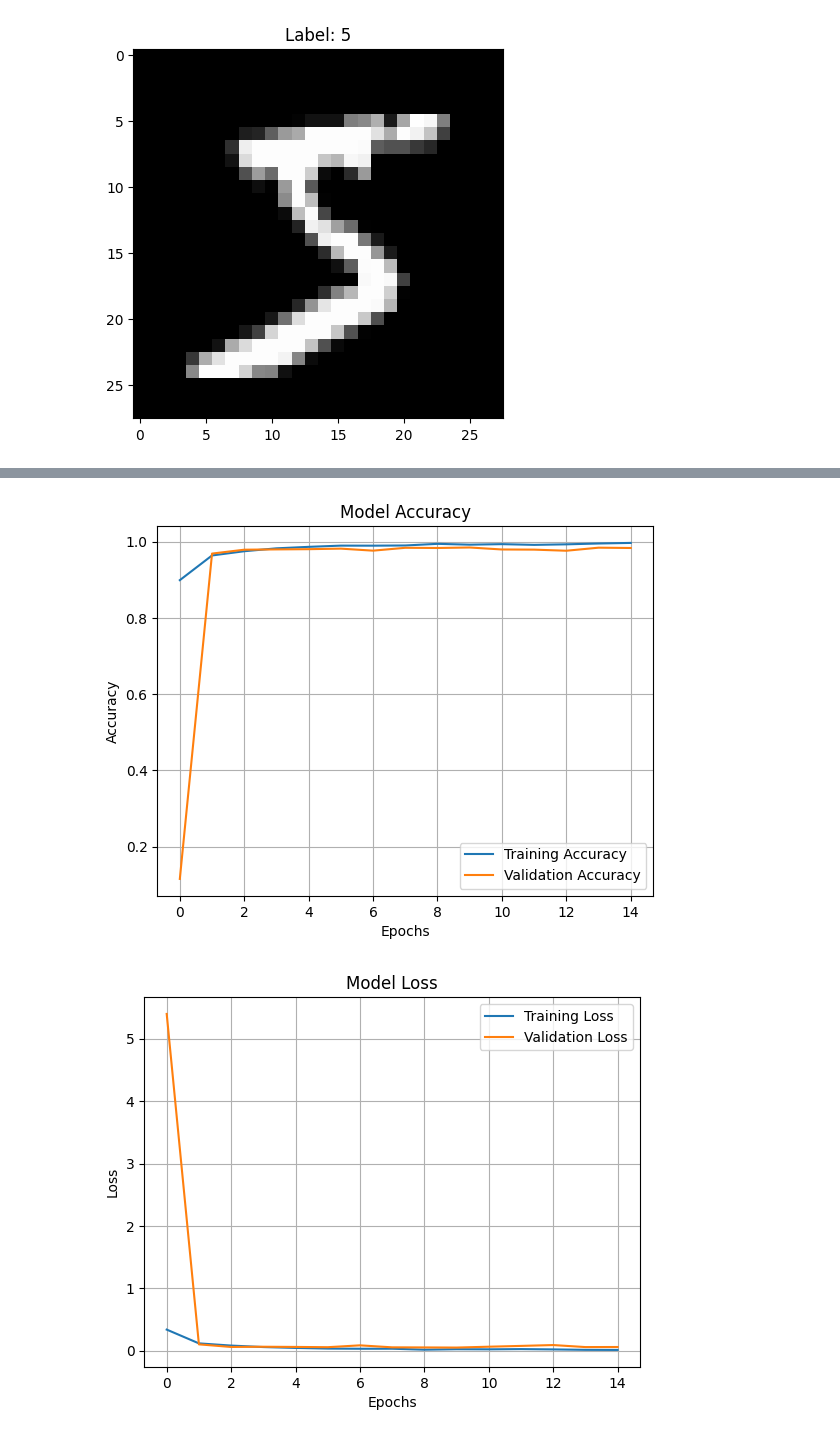
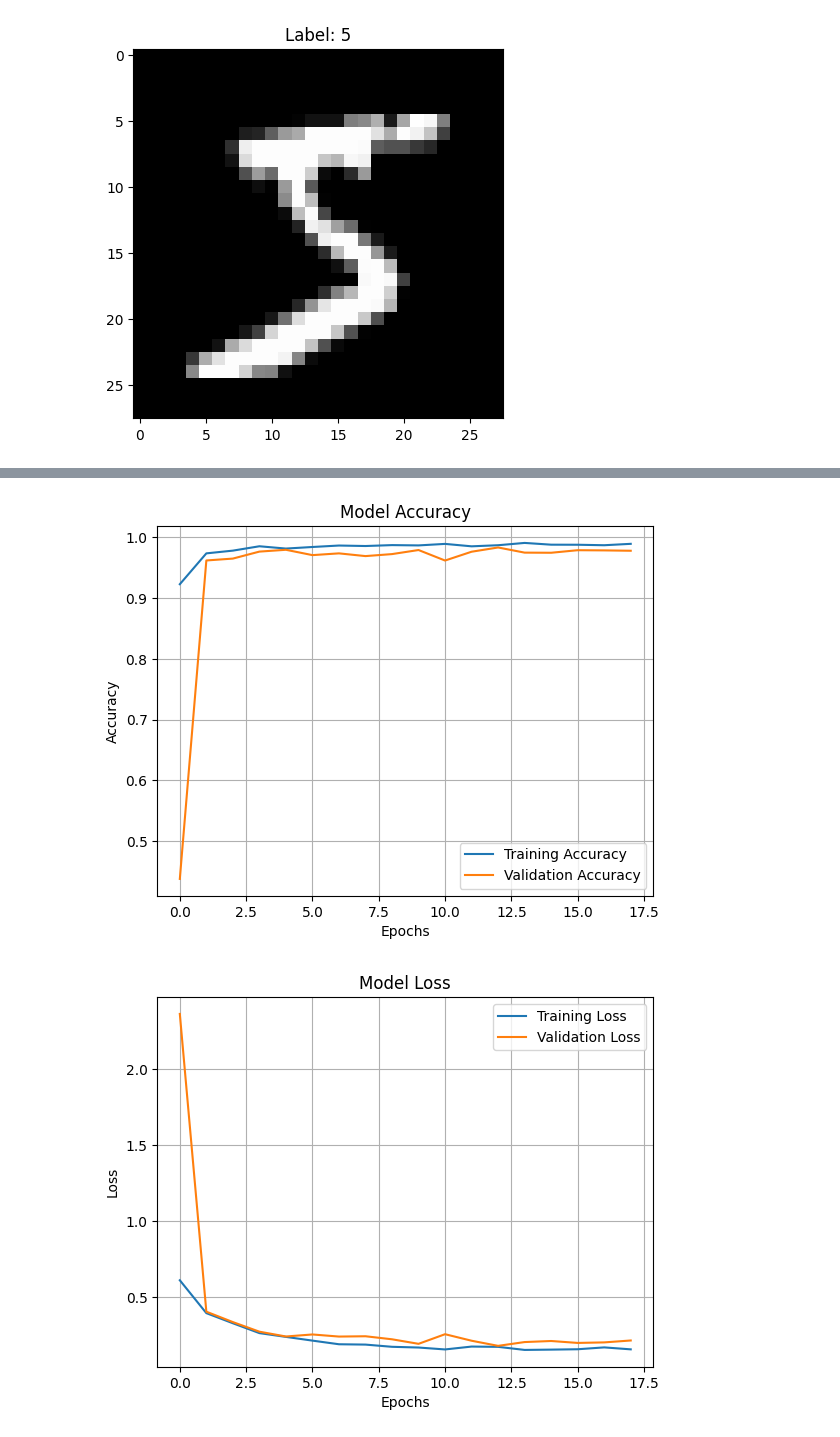
Before and after one commit to kusawokoshitemori/MachineLearningPractice, a Jupyter notebook: MachineLearningPractice.ipynb, the cells around one changed output, grey strips where cells are left out. Cells and saved outputs as stored; diff of their text form; code cells hidden in the pictures.

```diff
--- a/MachineLearningPractice.ipynb
+++ b/MachineLearningPractice.ipynb
@@ -8,9 +8,9 @@ from tensorflow.keras.datasets import mnist
 # MNISTデータを取得
 (train_images, train_labels), (test_images, test_labels) = mnist.load_data()
 
-# # 訓練データを10000枚に制限
-# train_images = train_images[:10000]
-# train_labels = train_labels[:10000]
+# 訓練データを10000枚に制限
+train_images = train_images[:10000]
+train_labels = train_labels[:10000]
 
 # 画像を表示
 plt.imshow(train_images[0], cmap="gray")
@@ -50,26 +29,32 @@ Normalized data: [[[0.   ]
 # %%
-from tensorflow.keras import models, layers
+from tensorflow.keras import models, layers, regularizers
 import matplotlib.pyplot as plt
 from tensorflow.keras.callbacks import EarlyStopping
 from tensorflow.keras.layers import BatchNormalization
 
 # L2正規化を追加
+
 model = models.Sequential([
-    layers.Conv2D(32, (3, 3), activation='relu', input_shape=(28, 28, 1)),
+    layers.Conv2D(32, (3, 3), activation='relu', input_shape=(28, 28, 1),
+                  kernel_regularizer=regularizers.l2(0.001)),
     BatchNormalization(),
     layers.MaxPooling2D((2, 2)),
 
-    layers.Conv2D(64, (3, 3), activation='relu'),
+    layers.Conv2D(64, (3, 3), activation='relu',
+                  kernel_regularizer=regularizers.l2(0.001)),
     BatchNormalization(),
     layers.MaxPooling2D((2, 2)),
 
-    layers.Conv2D(128, (3, 3), activation='relu'),
+    layers.Conv2D(128, (3, 3), activation='relu',
+                  kernel_regularizer=regularizers.l2(0.001)),
     BatchNormalization(),
     layers.Flatten(),
 
-    layers.Dense(128, activation='relu'),
+    layers.Dense(128, activation='relu',
+                 kernel_regularizer=regularizers.l2(0.001)),
     BatchNormalization(),
-    layers.Dropout(0.5),
+    layers.Dropout(0.3),
+
     layers.Dense(10, activation='softmax')
 ])
 
@@ -167,5 +152,5 @@ Epoch 15/50
-[figure, old version]
+[figure, new version]
-[figure, old version]
+[figure, new version]
 # %%
 # import numpy as np
 
```
Also changed, not shown: parts of 4 cells of this notebook.
